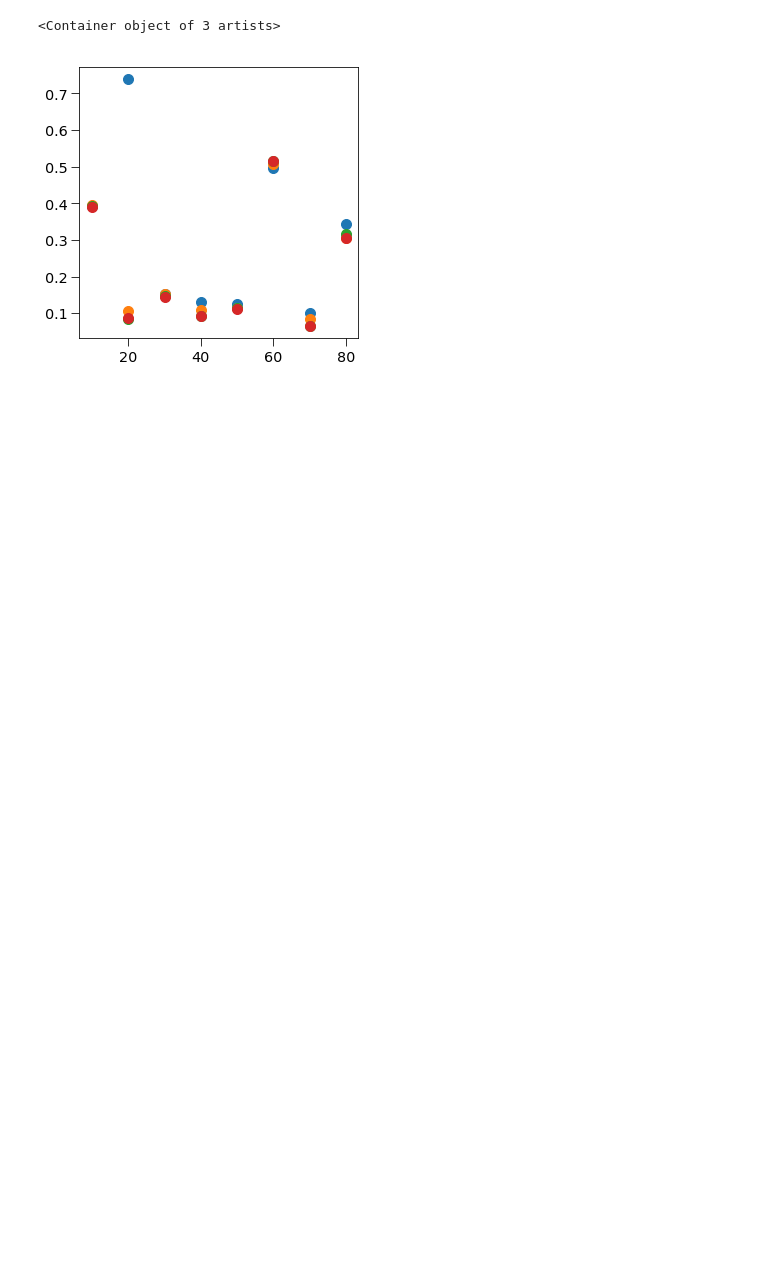
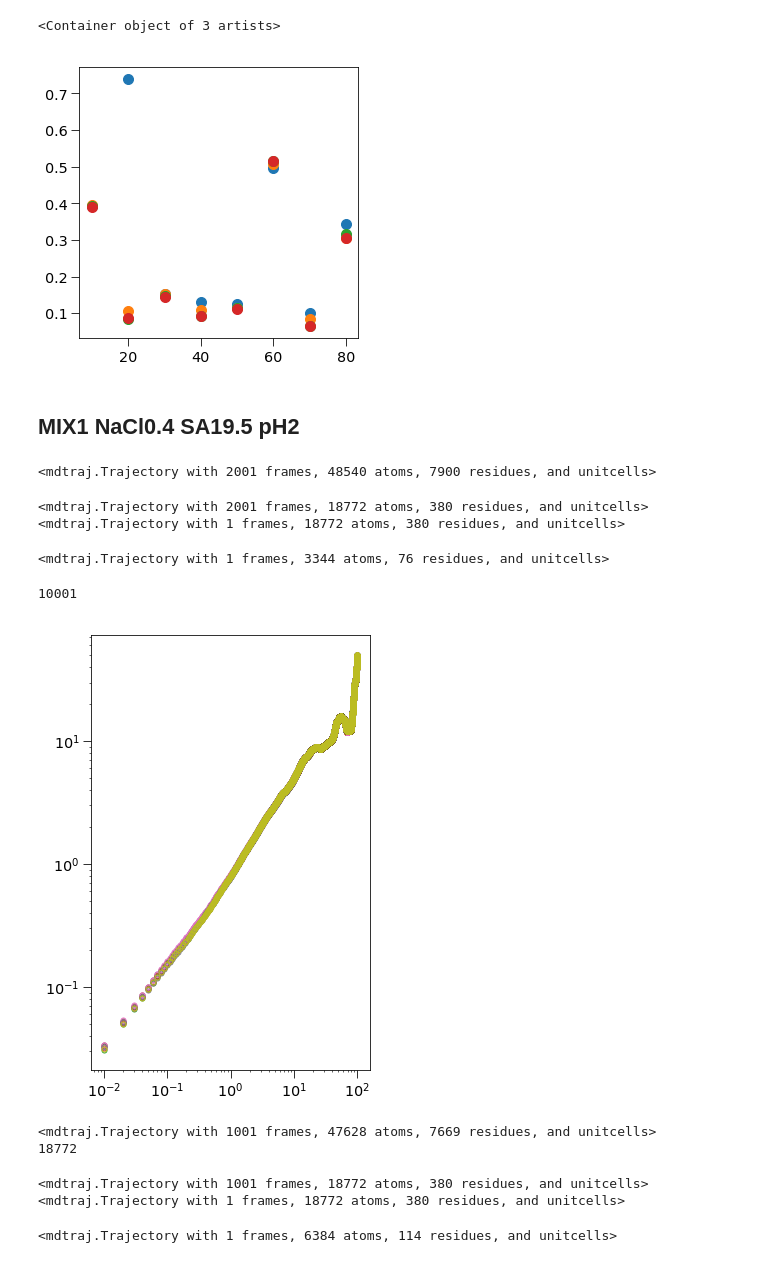
Before and after one commit to fearlessroad/mixed-monolayers, a Jupyter notebook: si_figures/3ns_msd_diffusion.ipynb, the cells around one changed output. Cells and saved outputs as stored; diff of their text form; code cells hidden in the pictures; blank space fills up the shorter version.

```diff
--- a/si_figures/3ns_msd_diffusion.ipynb
+++ b/si_figures/3ns_msd_diffusion.ipynb
@@ -258,3 +275,29 @@ plt.errorbar(x, STEP_avgs, label='STEP', fmt='o', ms=10)
 # %% [output]
 <Container object of 3 artists>
 [figure]
+# %% [markdown]
+## MIX1 NaCl0.4 SA19.5 pH2
+# %%
+traj = md.load('/gpfs/amarolab/monolayers/MIX1_NaCl0.4_GMX/SA19.5_100ns/step9_1.trr', top='/gpfs/amarolab/monolayers/MIX1_NaCl0.4_GMX/SA19.5_100ns/step9_1.gro')
+print(traj)
+print(len(traj.top.select('resname LAUP or resname PALP or resname MYRP or resname STEP')))
+# %% [output]
+<mdtraj.Trajectory with 2001 frames, 48540 atoms, 7900 residues, and unitcells>
+# %%
+sel = traj.top.select('resname LAUP or resname PALP or resname MYRP or resname STEP')
+ntraj = traj.atom_slice(sel)
+print(ntraj)
+print(ntraj[-1])
+# %% [output]
+<mdtraj.Trajectory with 2001 frames, 18772 atoms, 380 residues, and unitcells>
+<mdtraj.Trajectory with 1 frames, 18772 atoms, 380 residues, and unitcells>
+# %%
+traj = ntraj[-1]
+tra = traj.atom_slice(traj.top.select('resname MYRP'))
+print(tra)
+#153 PALP
+#38 LAUP
+#114 STEP
+#76 MYRP
+# %% [output]
+<mdtraj.Trajectory with 1 frames, 3344 atoms, 76 residues, and unitcells>
@@ -260,0 +391,46 @@ plt.errorbar(x, STEP_avgs, label='STEP', fmt='o', ms=10)
+# %%
+f = []
+plt.figure(figsize=(5,8))
+m = np.zeros(10001)
+for i in range(1,10):
+    q = np.genfromtxt('/gpfs/amarolab/monolayers/MIX1_NaCl0.4_GMX/SA19.5_100ns/molecular_diffusion/msd'+str(i)+'.xvg', skip_header=20)
+    plt.loglog(q[:,0]/1000, q[:,1], marker='o', ms=5,fillstyle='none', ls='none')
+    #print(len(q[0]))
+print(len(q[:,0]))
+    #f.append(np.polyfit(q[:,0]/1000, q[:,1],1)[0])
+    #m = m+q[:,1]
+#print(m/144)
+#plt.loglog(np.arange(0,80.01,0.01), (m/144), marker='D', ms=8, fillstyle='none', ls='none', c=c[0], label='PALP', zorder=2)
+dP = []
+#for i in np.arange(0,8000,500):
+    #dP.append(np.gradient(m/144)[i])
+#yp = np.mean(f)
+#xp = np.arange(0, 80, 0.01)
+# %% [output]
+10001
+[figure, added]
+# %%
+traj = md.load('/gpfs/amarolab/monolayers/MIX1_NaCl0.4_GMX/SA19-2_100ns/step9_01.trr', top='/gpfs/amarolab/monolayers/MIX1_NaCl0.4_GMX/SA19-2_100ns/step9_1.gro')
+print(traj)
+print(len(traj.top.select('resname LAUP or resname PALP or resname MYRP or resname STEP')))
+# %% [output]
+<mdtraj.Trajectory with 1001 frames, 47628 atoms, 7669 residues, and unitcells>
+18772
+# %%
+sel = traj.top.select('resname LAUP or resname PALP or resname MYRP or resname STEP')
+ntraj = traj.atom_slice(sel)
+print(ntraj)
+print(ntraj[-1])
+# %% [output]
+<mdtraj.Trajectory with 1001 frames, 18772 atoms, 380 residues, and unitcells>
+<mdtraj.Trajectory with 1 frames, 18772 atoms, 380 residues, and unitcells>
+# %%
+traj = ntraj[-1]
+tra = traj.atom_slice(traj.top.select('resname STEP'))
+print(tra)
+#MYRP 76
+#PALP 152
+#LAUP 38
+#STEP114
+# %% [output]
+<mdtraj.Trajectory with 1 frames, 6384 atoms, 114 residues, and unitcells>
```
Also changed, not shown: parts of 5 cells of this notebook, 1 other file.
